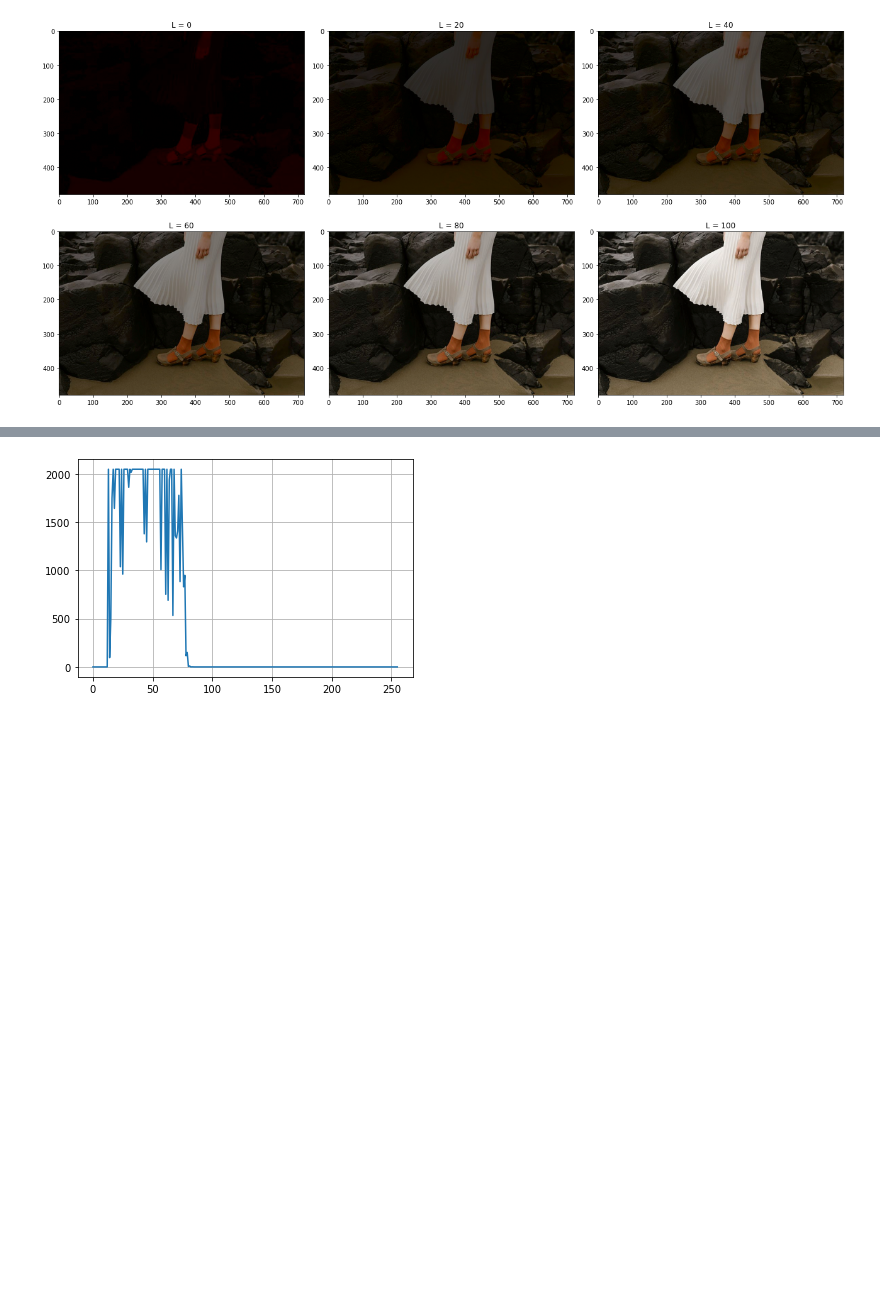
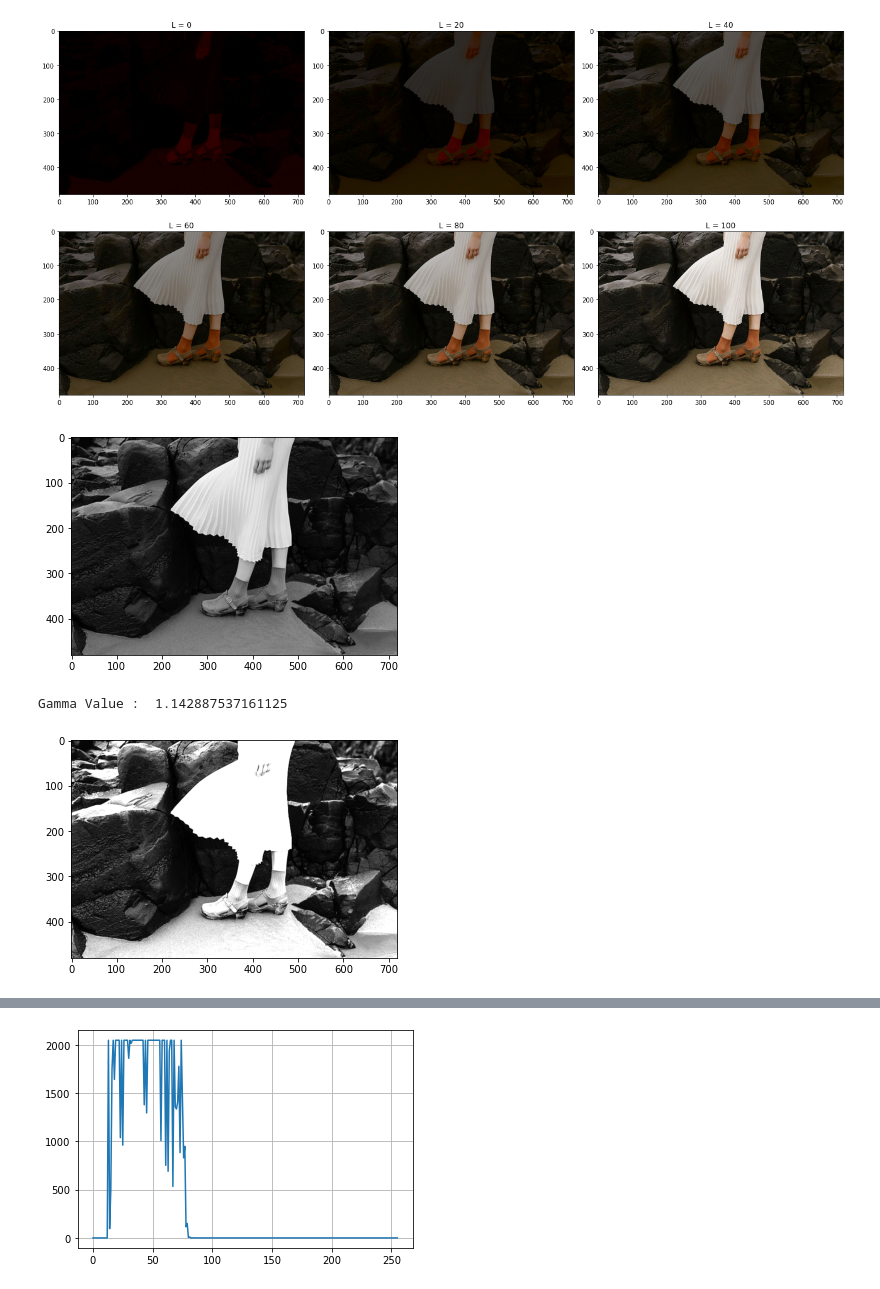
Before and after one commit to Gajaan08/FUNDAMENTALS-OF-IMAGE-PROCESSING, a Jupyter notebook: Assignment1/Assignment01_190185D.ipynb, the cells around one changed output, grey strips where cells are left out. Drawn from its saved outputs; the diff is of its cells as text; code cells hidden in the pictures; blank space fills up the shorter version.

```diff
--- a/Assignment1/Assignment01_190185D.ipynb
+++ b/Assignment1/Assignment01_190185D.ipynb
@@ -215,0 +204,24 @@ plt.show()
+# %%
+    import cv2
+    import matplotlib.pyplot as plt
+    import math
+    im = cv2.imread('highlights_and_shadows.jpg')
+    lab = cv2.cvtColor(im,cv2.COLOR_BGR2LAB)
+    L,A,B=cv2.split(lab)
+    plt.imshow(L,cmap='gray')
+    plt.show()
+    gray = cv2.cvtColor(im, cv2.COLOR_BGR2GRAY)
+
+    mid = 0.5
+    mean = np.mean(gray)
+    gamma = math.log(mid*255)/math.log(mean)
+    print("Gamma Value : ",gamma)
+
+    # do gamma correction
+    img_gamma1 = np.power(L, gamma).clip(0,255).astype(np.uint8)
+    plt.imshow(img_gamma1,cmap='gray')
+    plt.show()
+# %% [output]
+[figure, added]
+Gamma Value :  1.142887537161125
+[figure, added]
```
Also changed, not shown: parts of 2 cells of this notebook.
